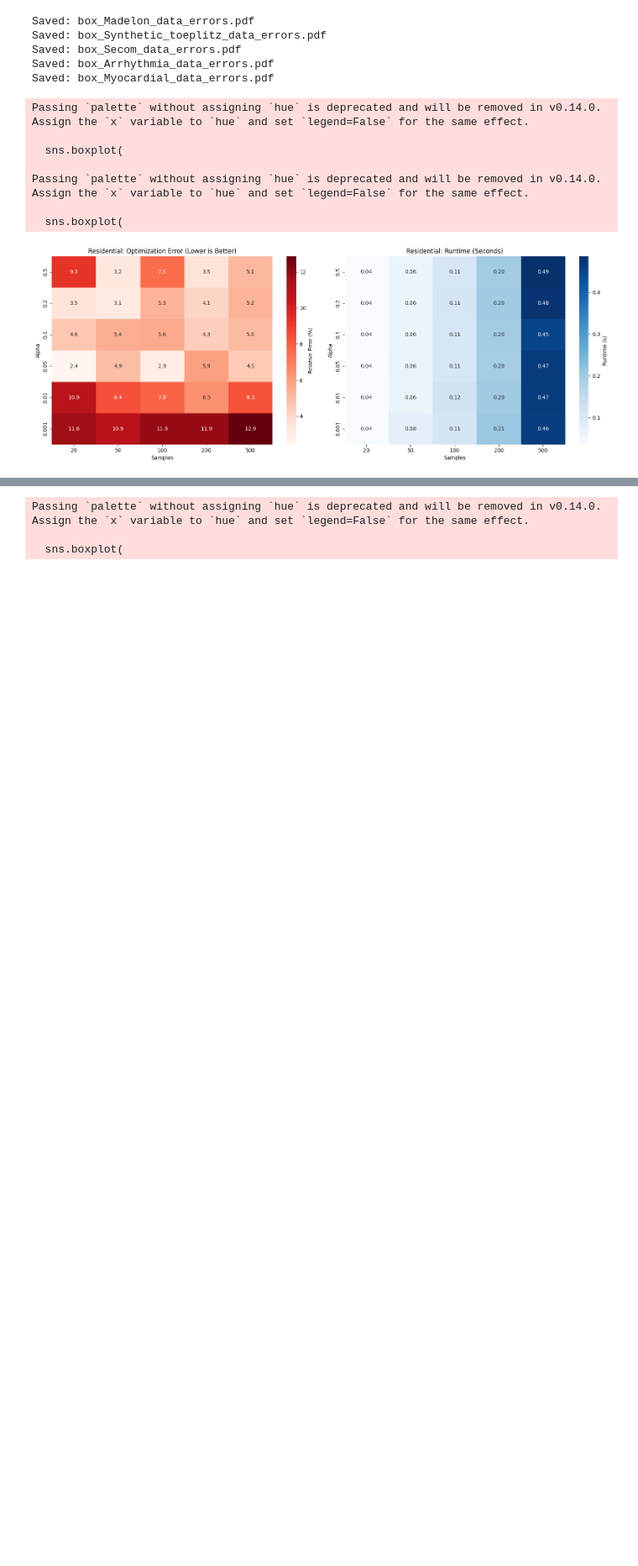
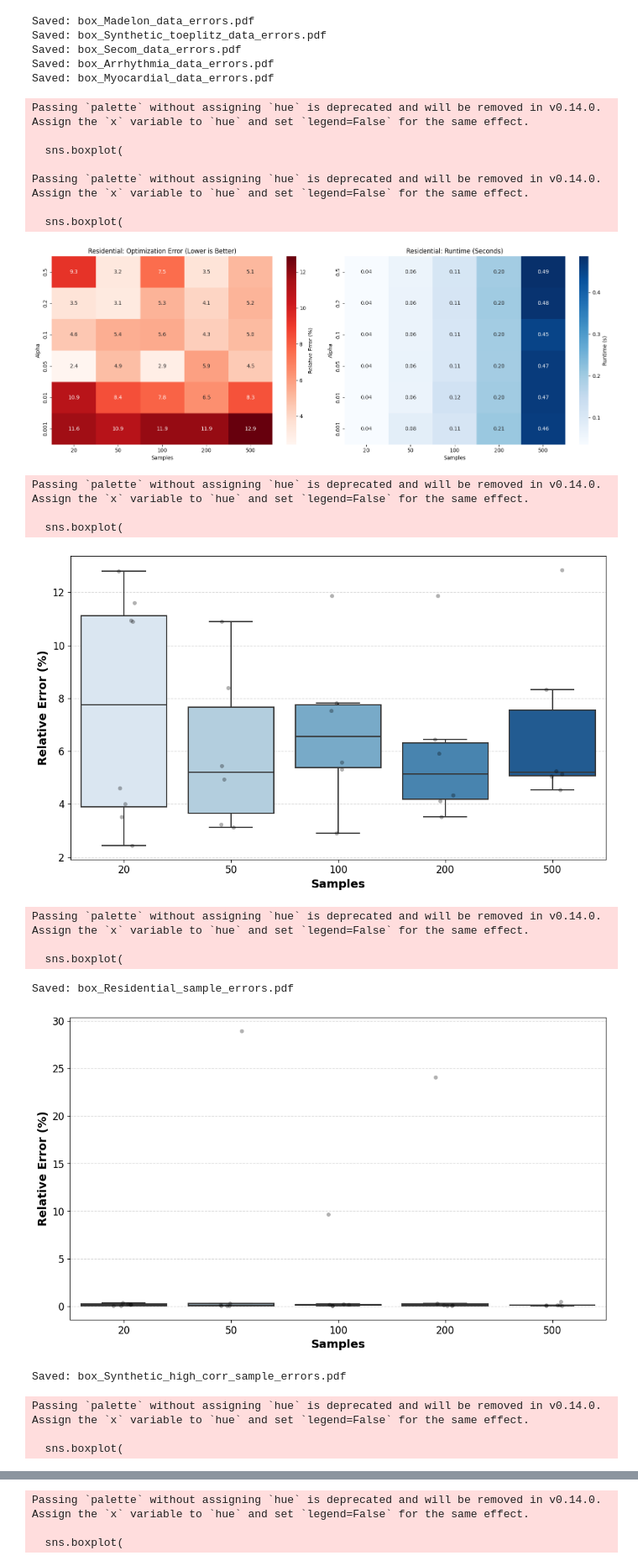
Before and after one commit to SnowHana/gridfw, a Jupyter notebook: scripts/test1_parameter_tuning.ipynb, the cells around one changed output, grey strips where cells are left out. Shown at 84% size. Cells and saved outputs as stored; diff of their text form; code cells hidden in the pictures; blank space fills up the shorter version.

```diff
--- a/scripts/test1_parameter_tuning.ipynb
+++ b/scripts/test1_parameter_tuning.ipynb
@@ -303,3 +304,72 @@ def plot_one_dataset_heatmap_alpha_m_error(df, dataset_name):
 plot_one_dataset_heatmap_alpha_m_error(df, "Residential")
 # %% [output]
 [figure]
+# %%
+
+# df = load_data(LOG_FILE)
+# df['Relative Error (%)'] = (1 - df['Ratio']) * 100
+
+def plot_box_one_datasets_error_alpha(dataset_name):
+    # 1. Filter data ONCE so both plots use the same subset
+    subset = df[df['dataset'] == dataset_name].copy()
+
+    if subset.empty:
+        print(f"Skipping {dataset_name} (No data)")
+        return
+
+    # Create figure with a good aspect ratio for grid placement
+    plt.figure(figsize=(10, 6))
+
+    # 2. Create the Box Plot (Thicker lines for PDF visibility)
+    sns.boxplot(
+        x="samples",
+        y="relative_error",
+        data=subset,
+        palette="Blues",
+        showfliers=False,
+        linewidth=1.5
+    )
+
+    # 3. Overlay the actual data points (jitter)
+    sns.stripplot(
+        x="samples",
+        y="relative_error",
+        data=subset,
+        color='black',
+        alpha=0.3,
+        jitter=True
+    )
+
+    plt.ylabel("Relative Error (%)", fontsize=14, fontweight='bold')
+    plt.xlabel("Samples", fontsize=14, fontweight='bold')
+    plt.xticks(fontsize=12)
+    plt.yticks(fontsize=12)
+    plt.grid(True, axis='y', linestyle='--', alpha=0.5)
+    plt.tight_layout()
+
+    # 5. Save and Close
+    save_path = PROJECT_ROOT / "logs" / "plots"/ "box_sample_errors" / f"box_{dataset_name}_sample_errors.pdf"
+
+    save_path.parent.mkdir(parents=True, exist_ok=True)
+    plt.savefig(save_path, dpi=300, bbox_inches='tight')
+    plt.show()
+    plt.close()
+    print(f"Saved: {save_path.name}")
+
+# --- Run the Loop ---
+for dataset_name in df["dataset"].unique():
+    plot_box_one_datasets_error_alpha(dataset_name)
+# %% [output]
+Passing `palette` without assigning `hue` is deprecated and will be removed in v0.14.0. Assign the `x` variable to `hue` and set `legend=False` for the same effect.
+
+  sns.boxplot(
+[figure, added]
+Passing `palette` without assigning `hue` is deprecated and will be removed in v0.14.0. Assign the `x` variable to `hue` and set `legend=False` for the same effect.
+
+  sns.boxplot(
+Saved: box_Residential_sample_errors.pdf
+[figure, added]
+Saved: box_Synthetic_high_corr_sample_errors.pdf
+Passing `palette` without assigning `hue` is deprecated and will be removed in v0.14.0. Assign the `x` variable to `hue` and set `legend=False` for the same effect.
+
+  sns.boxplot(
```
Also changed, not shown: parts of 3 cells of this notebook, 25 other files.
